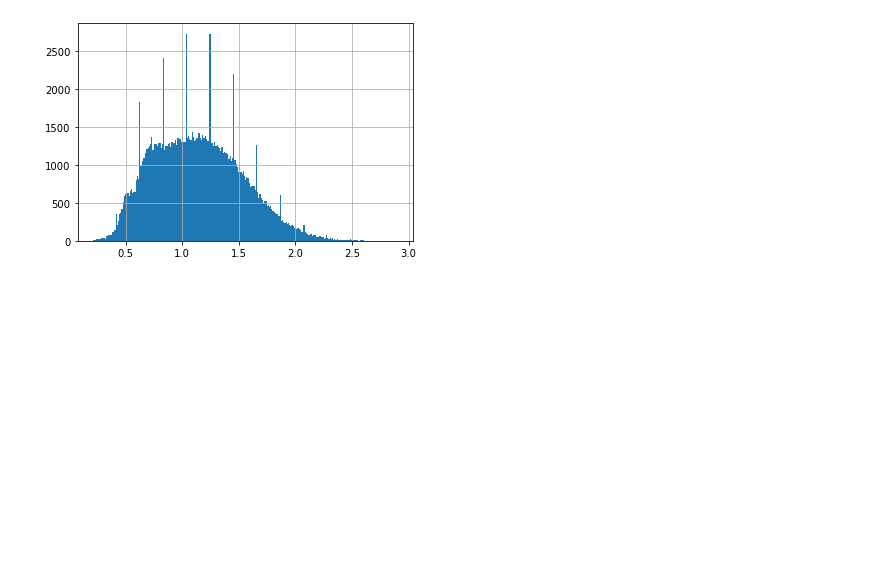
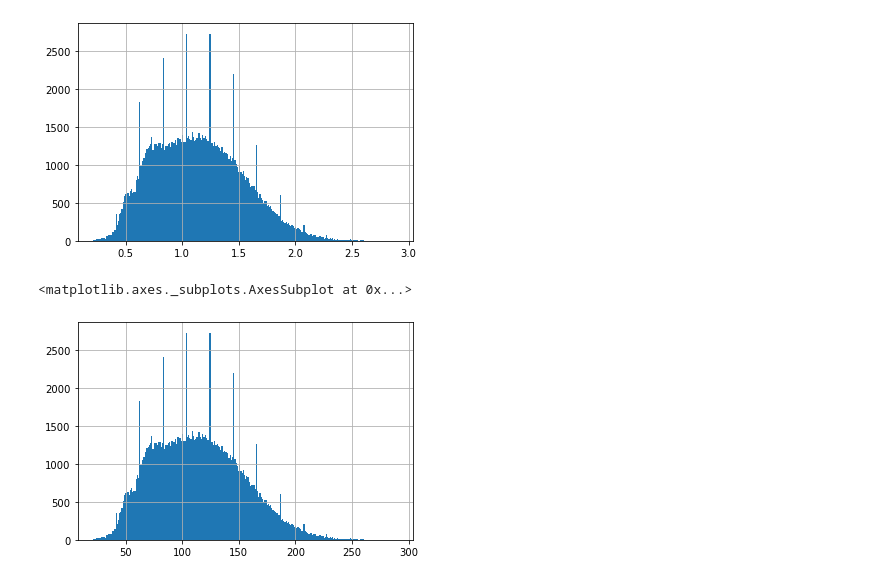
Before and after one commit to FLY-CODE77/Drone_Crop, a Jupyter notebook: histogram.ipynb, the cells around one changed output. Saved outputs shown, nothing was run; the diff lists cells and outputs as text; code cells hidden in the pictures; blank space fills up the shorter version.

```diff
--- a/histogram.ipynb
+++ b/histogram.ipynb
@@ -54,3 +64,11 @@ output.hist(bins=256)
 # %% [output]
 <matplotlib.axes._subplots.AxesSubplot at 0x...>
 [figure]
+# %%
+# value * 100
+output = pd.read_csv('content/train/085732/CWSI_085732_output.csv')
+output = (output.stack()) *100
+output.hist(bins=256)
+# %% [output]
+<matplotlib.axes._subplots.AxesSubplot at 0x...>
+[figure, added]
```
Also changed, not shown: parts of 5 cells of this notebook.
